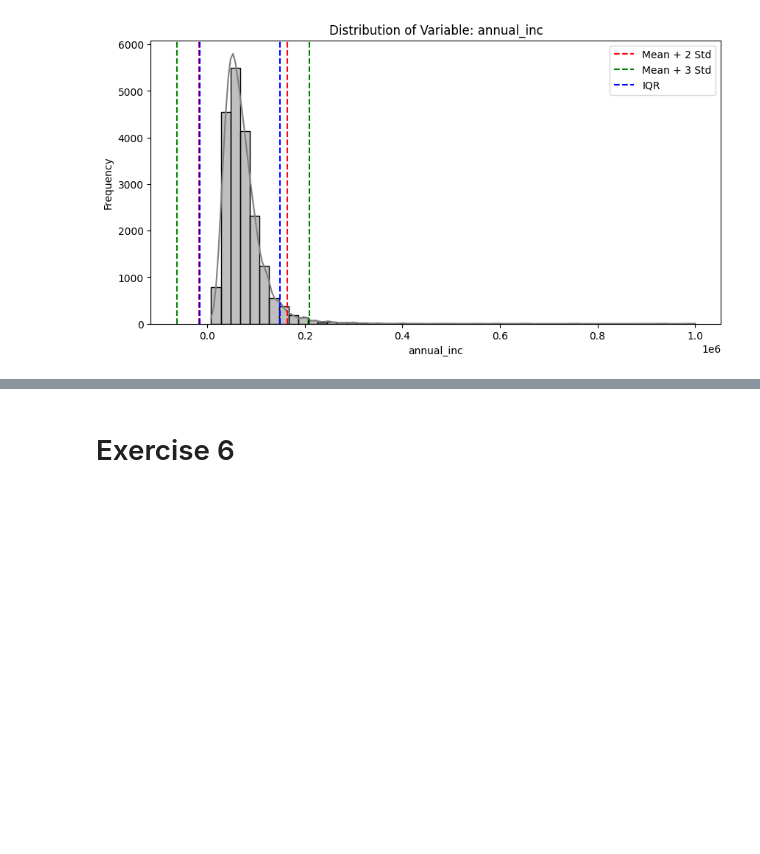
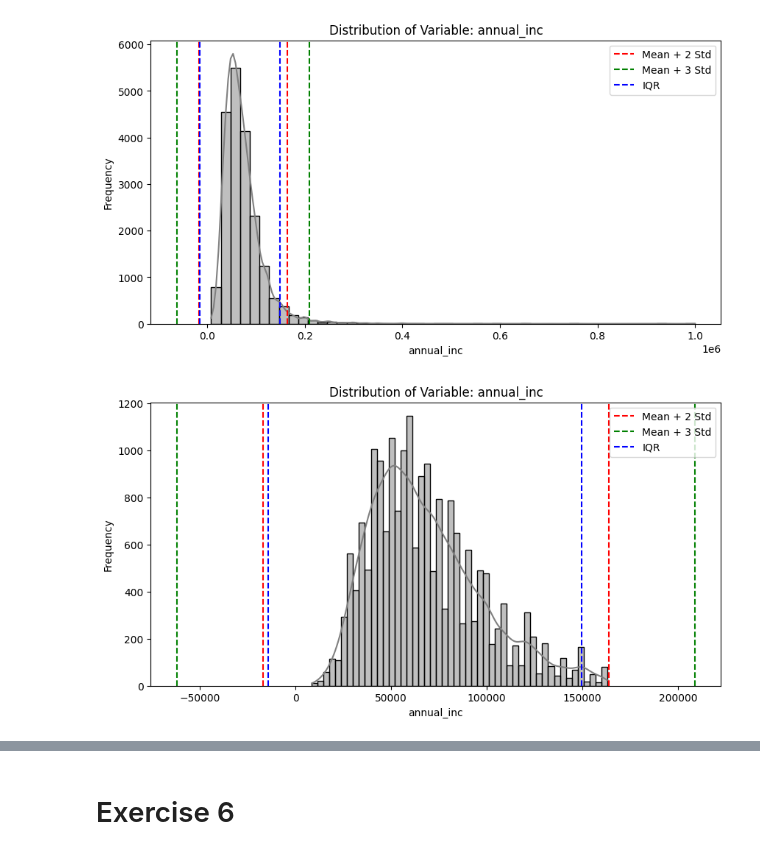
Before and after one commit to pereiranuno/loan-project, a Jupyter notebook: eda-finalproject.ipynb, the cells around one changed output, grey strips where cells are left out. Cells and saved outputs as stored; diff of their text form; code cells hidden in the pictures; blank space fills up the shorter version.

Commit message:
5 outliers

```diff
--- a/eda-finalproject.ipynb
+++ b/eda-finalproject.ipynb
@@ -900,8 +829,7 @@ print(list_outliers(out_numeric_df, 'annual_inc',"std3"))
 # %%
-def plot_outliers(dataframe, column, nbr_std=2):
+def plot_outliers(dataframe, column, mask_outliers):
     """
-    This function calculates outlier thresholds based on the mean and standard deviation of the selected variable.
-    It also generates a histogram with cutoff lines for 2 and 3 standard deviations.
+    This function  generates a histogram with cutoff lines for 2 and 3 standard deviations.
 
     Parameters:
     - dataframe: Pandas DataFrame containing the data.
@@ -909,7 +837,6 @@ def plot_outliers(dataframe, column, nbr_std=2):
     - nbr_std: Number of standard deviations to define outliers (default: 2).
 
     Returns:
-    - DataFrame containing only identified outliers.
     - Distribution plot of the variable with highlighted limits.
     """
     if column not in dataframe.columns:
@@ -935,9 +862,26 @@ def plot_outliers(dataframe, column, nbr_std=2):
     min_out_iqr = Q1 - 1.5 * IQR
     max_out_iqr = Q3 + 1.5 * IQR
 
+    if mask_outliers == 'iqr' :
+        min_out = min_out_iqr
+        max_out = max_out_iqr
+    elif mask_outliers == 'std2':
+        min_out = min_out_2_std
+        max_out = max_out_2_std
+    elif mask_outliers == 'std3':
+        min_out = min_out_3_std
+        max_out = max_out_3_std
+
+    if mask_outliers != '' :
+        dataframe[f'mask_outliers'] = (dataframe[column] < min_out) | (dataframe[column] > max_out)
+        #dataframe.query('mask_outliers == False')
+
     # Create histogram
     plt.figure(figsize=(10, 5))
-    sns.histplot(dataframe[column], bins=50, kde=True, color='grey')
+    if mask_outliers != '' :
+        sns.histplot(dataframe.query('mask_outliers == False')[column], bins=50, kde=True, color='grey')
+    else :
+        sns.histplot(dataframe[column], bins=50, kde=True, color='grey')
     plt.title(f'Distribution of Variable: {column}')
     plt.xlabel(column)
     plt.ylabel('Frequency')
@@ -958,2 +904,7 @@ plot_outliers(out_numeric_df, "annual_inc")
 # %% [output]
 [figure]
+# %%
+# Plot Distribuition and bound limits without mask std2
+plot_outliers(out_numeric_df, "annual_inc",'std2')
+# %% [output]
+[figure, added]
```
Also changed, not shown: parts of 23 cells of this notebook.
